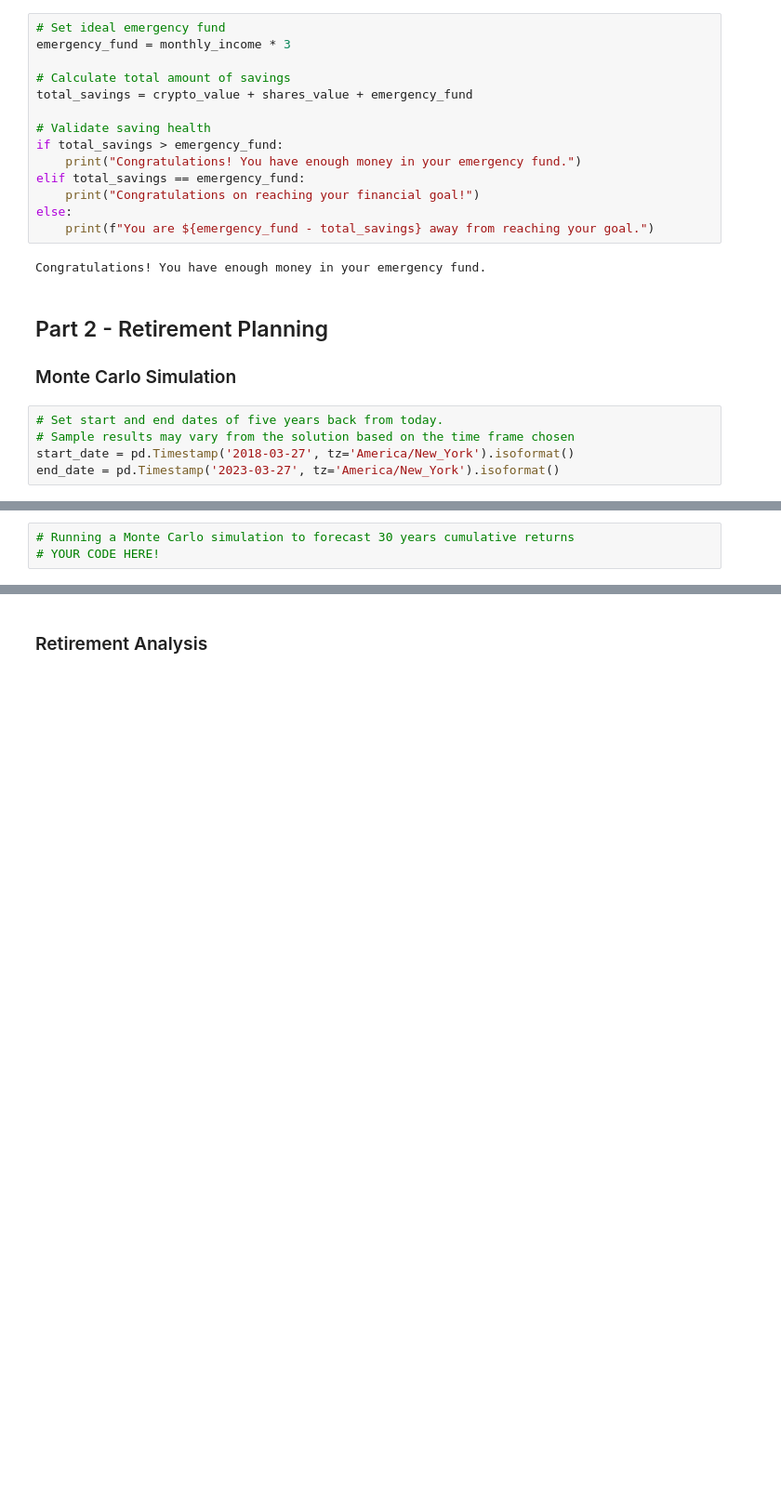
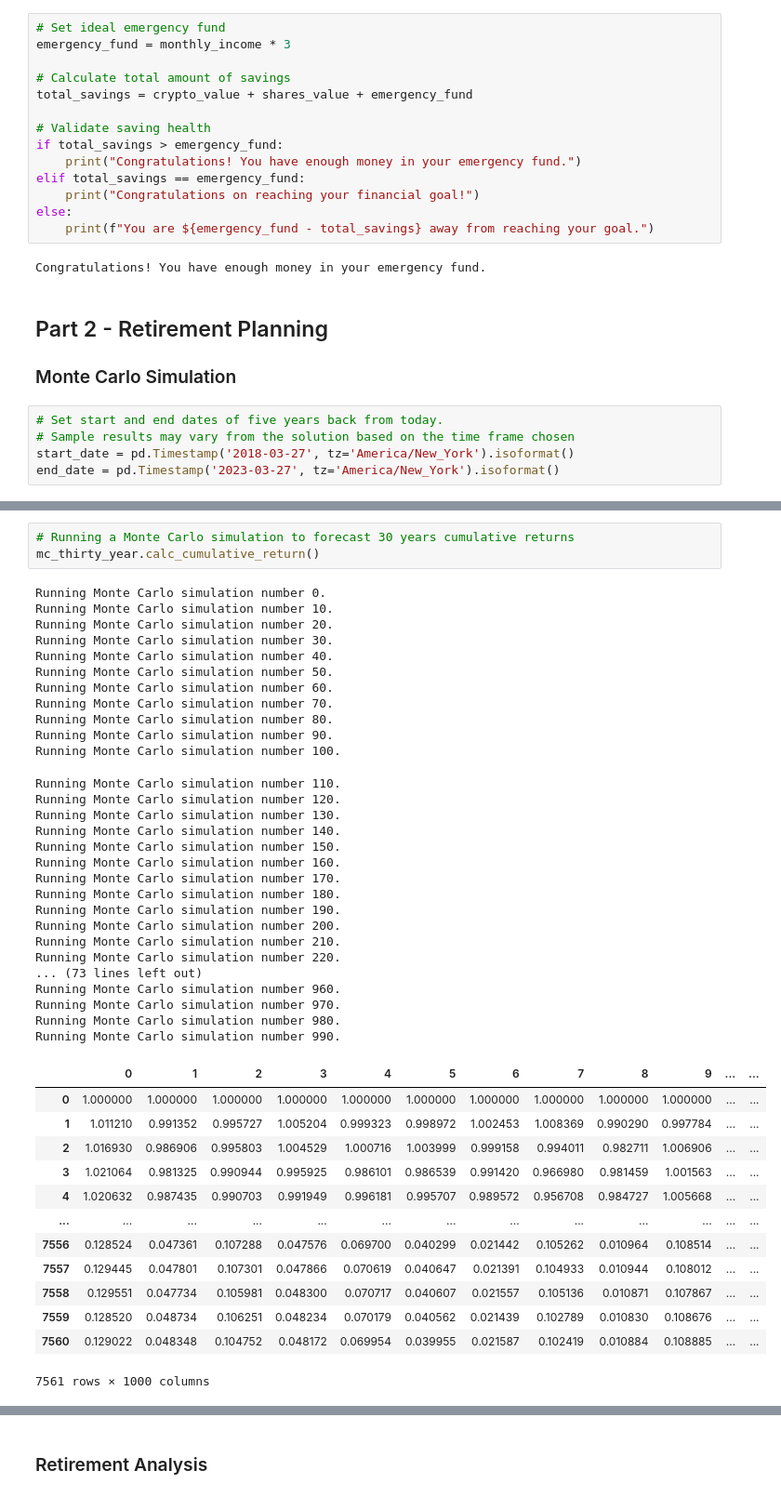
Before and after one commit to LeandroHugo/Mod5-cFP, a Jupyter notebook: Instructions Mod5/Starter_Code/financial-planner.ipynb, the cells around one changed output, grey strips where cells are left out. Shown: that part at 93% size. Saved outputs shown, nothing was run; the diff lists cells and outputs as text; blank space fills up the shorter version.

```diff
--- a/Instructions Mod5/Starter_Code/financial-planner.ipynb
+++ b/Instructions Mod5/Starter_Code/financial-planner.ipynb
@@ -236,5 +243,47 @@ IndexError: Too many levels: Index has only 1 level, not 2
 # %%
 # Running a Monte Carlo simulation to forecast 30 years cumulative returns
-# YOUR CODE HERE!
+mc_thirty_year.calc_cumulative_return()
+# %% [output]
+Running Monte Carlo simulation number 0.
+Running Monte Carlo simulation number 10.
+Running Monte Carlo simulation number 20.
+Running Monte Carlo simulation number 30.
+Running Monte Carlo simulation number 40.
+Running Monte Carlo simulation number 50.
+Running Monte Carlo simulation number 60.
+Running Monte Carlo simulation number 70.
+Running Monte Carlo simulation number 80.
+Running Monte Carlo simulation number 90.
+Running Monte Carlo simulation number 100.
+Running Monte Carlo simulation number 110.
+Running Monte Carlo simulation number 120.
+Running Monte Carlo simulation number 130.
+Running Monte Carlo simulation number 140.
+Running Monte Carlo simulation number 150.
+Running Monte Carlo simulation number 160.
+Running Monte Carlo simulation number 170.
+Running Monte Carlo simulation number 180.
+Running Monte Carlo simulation number 190.
+Running Monte Carlo simulation number 200.
+Running Monte Carlo simulation number 210.
+Running Monte Carlo simulation number 220.
+... (73 lines left out)
+Running Monte Carlo simulation number 960.
+Running Monte Carlo simulation number 970.
+Running Monte Carlo simulation number 980.
+Running Monte Carlo simulation number 990.
+|  | 0 | 1 | 2 | 3 | 4 | 5 | 6 | 7 | 8 | 9 | ... | ... |
+| 0 | 1.000000 | 1.000000 | 1.000000 | 1.000000 | 1.000000 | 1.000000 | 1.000000 | 1.000000 | 1.000000 | 1.000000 | ... | ... |
+| 1 | 1.011210 | 0.991352 | 0.995727 | 1.005204 | 0.999323 | 0.998972 | 1.002453 | 1.008369 | 0.990290 | 0.997784 | ... | ... |
+| 2 | 1.016930 | 0.986906 | 0.995803 | 1.004529 | 1.000716 | 1.003999 | 0.999158 | 0.994011 | 0.982711 | 1.006906 | ... | ... |
+| 3 | 1.021064 | 0.981325 | 0.990944 | 0.995925 | 0.986101 | 0.986539 | 0.991420 | 0.966980 | 0.981459 | 1.001563 | ... | ... |
+| 4 | 1.020632 | 0.987435 | 0.990703 | 0.991949 | 0.996181 | 0.995707 | 0.989572 | 0.956708 | 0.984727 | 1.005668 | ... | ... |
+| ... | ... | ... | ... | ... | ... | ... | ... | ... | ... | ... | ... | ... |
+| 7556 | 0.128524 | 0.047361 | 0.107288 | 0.047576 | 0.069700 | 0.040299 | 0.021442 | 0.105262 | 0.010964 | 0.108514 | ... | ... |
+| 7557 | 0.129445 | 0.047801 | 0.107301 | 0.047866 | 0.070619 | 0.040647 | 0.021391 | 0.104933 | 0.010944 | 0.108012 | ... | ... |
+| 7558 | 0.129551 | 0.047734 | 0.105981 | 0.048300 | 0.070717 | 0.040607 | 0.021557 | 0.105136 | 0.010871 | 0.107867 | ... | ... |
+| 7559 | 0.128520 | 0.048734 | 0.106251 | 0.048234 | 0.070179 | 0.040562 | 0.021439 | 0.102789 | 0.010830 | 0.108676 | ... | ... |
+| 7560 | 0.129022 | 0.048348 | 0.104752 | 0.048172 | 0.069954 | 0.039955 | 0.021587 | 0.102419 | 0.010884 | 0.108885 | ... | ... |
+7561 rows × 1000 columns
 # %%
 # Plot simulation outcomes
```
Also changed, not shown: parts of 7 cells of this notebook.
